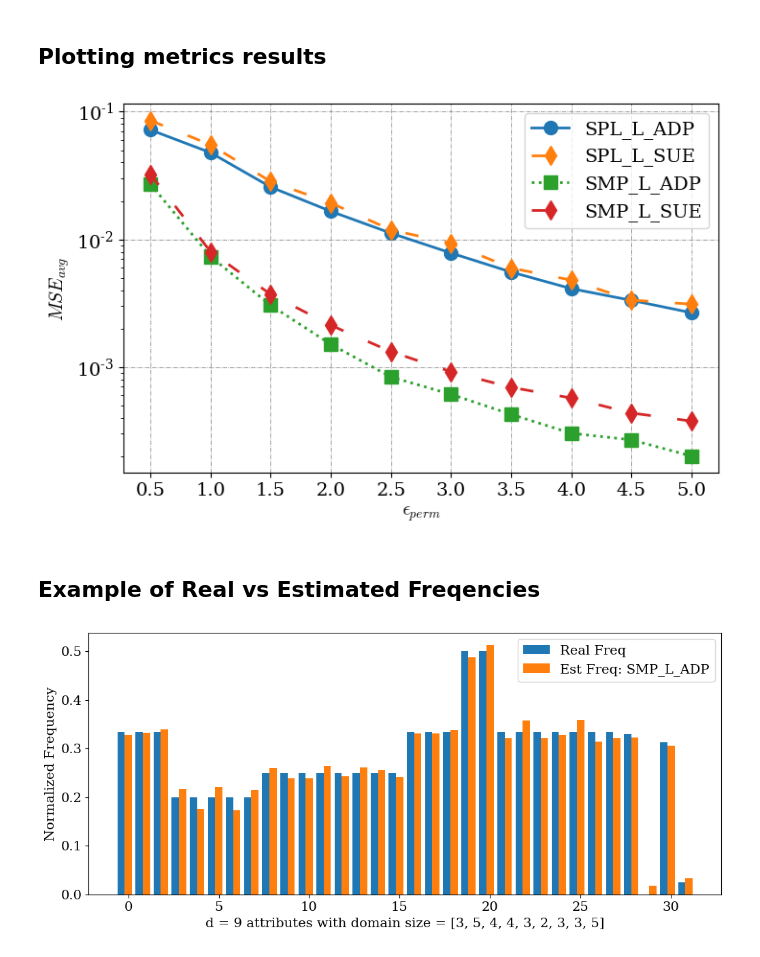
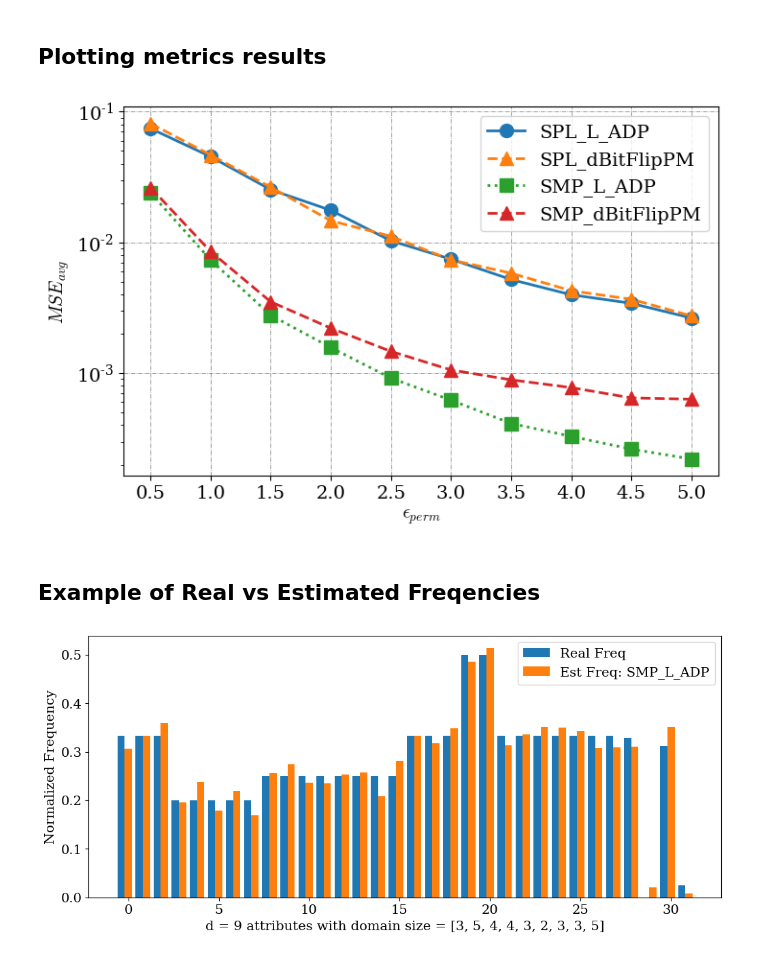
Before and after one commit to hharcolezi/multi-freq-ldpy, a Jupyter notebook: tutorials/4_Long_Multidim_Frequency_Estimates.ipynb, the cells around one changed output. Drawn from its saved outputs; the diff is of its cells as text; code cells hidden in the pictures.

```diff
--- a/tutorials/4_Long_Multidim_Frequency_Estimates.ipynb
+++ b/tutorials/4_Long_Multidim_Frequency_Estimates.ipynb
@@ -105,6 +112,13 @@ print('Number of Attributes =', d)
 lst_k = [len(df[att].unique()) for att in attributes]
 print('Domain size of attributes =', lst_k)
 
+print('\ndBitFlipPM parameters')
+lst_b = lst_k # Number of buckets <= k
+print("New (bucketized) domain size of attributes =", lst_b)
+
+d_bits = 1 # Number of bits each user sample <=b
+print("Number of bits d_bits:", d_bits)
+
 print("\nPrivacy guarantees:")
 
 # upper bound (infinity reports)
@@ -133,11 +151,11 @@ nb_seed = 30
 
 # Save Averaged Mean Squared Error (MSE_avg) between real and estimated frequencies per seed
 dic_avg_mse = {seed:
-                   {"SPL_L_GRR": [], "SPL_L_OUE": [], "SPL_L_OSUE": [], "SPL_L_SUE": [], "SPL_L_SOUE": [], "SPL_L_ADP": [],
-                    "SMP_L_GRR": [], "SMP_L_OUE": [], "SMP_L_OSUE": [], "SMP_L_SUE": [], "SMP_L_SOUE": [], "SMP_L_ADP": []
-                   }
-                   for seed in range(nb_seed)
-              }
+{"SPL_L_GRR": [], "SPL_L_OUE": [], "SPL_L_OSUE": [], "SPL_L_SUE": [], "SPL_L_SOUE": [], "SPL_dBitFlipPM": [], "SPL_L_ADP": [],
+"SMP_L_GRR": [], "SMP_L_OUE": [], "SMP_L_OSUE": [], "SMP_L_SUE": [], "SMP_L_SOUE": [], "SMP_dBitFlipPM": [], "SMP_L_ADP": []
+}
+for seed in range(nb_seed)
+      }
 
 starttime = time.time()
 for seed in range(nb_seed):
@@ -161,9 +179,9 @@ for seed in range(nb_seed):
 #         spl_est_freq = SPL_L_OSUE_Aggregator(spl_reports, d, eps_perm, eps_1)
 #         dic_avg_mse[seed]["SPL_L_OSUE"].append(np.mean([mean_squared_error(real_freq[att], spl_est_freq[att]) for att in range(d)]))
 
-        spl_reports = [SPL_L_SUE_Client(input_data, lst_k, d, eps_perm, eps_1) for input_data in df.values]
-        spl_est_freq = SPL_L_SUE_Aggregator(spl_reports, d, eps_perm, eps_1)
-        dic_avg_mse[seed]["SPL_L_SUE"].append(np.mean([mean_squared_error(real_freq[att], spl_est_freq[att]) for att in range(d)]))
+#         spl_reports = [SPL_L_SUE_Client(input_data, lst_k, d, eps_perm, eps_1) for input_data in df.values]
+#         spl_est_freq = SPL_L_SUE_Aggregator(spl_reports, d, eps_perm, eps_1)
+#         dic_avg_mse[seed]["SPL_L_SUE"].append(np.mean([mean_squared_error(real_freq[att], spl_est_freq[att]) for att in range(d)]))
 
 #         spl_reports = [SPL_L_SOUE_Client(input_data, lst_k, d, eps_perm, eps_1) for input_data in df.values]
 #         spl_est_freq = SPL_L_SOUE_Aggregator(spl_reports, d, eps_perm, eps_1)
@@ -172,6 +190,10 @@ for seed in range(nb_seed):
         spl_reports = [SPL_L_ADP_Client(input_data, lst_k, d, eps_perm, eps_1) for input_data in df.values]
         spl_est_freq = SPL_L_ADP_Aggregator(spl_reports, lst_k, d, eps_perm, eps_1)
         dic_avg_mse[seed]["SPL_L_ADP"].append(np.mean([mean_squared_error(real_freq[att], spl_est_freq[att]) for att in range(d)]))
+
+        spl_reports = [SPL_dBitFlipPM_Client(input_data, lst_k, lst_b, d_bits, d, eps_perm) for input_data in df.values]
+        spl_est_freq = SPL_dBitFlipPM_Aggregator(spl_reports, lst_b, d_bits, d, eps_perm)
+        dic_avg_mse[seed]["SPL_dBitFlipPM"].append(np.mean([mean_squared_error(real_freq[att], spl_est_freq[att]) for att in range(d)]))
 
         # SMP solution
 #         smp_reports = [SMP_L_GRR_Client(input_data, lst_k, d, eps_perm, eps_1) for input_data in df.values]
@@ -186,9 +208,9 @@ for seed in range(nb_seed):
 #         smp_est_freq = SMP_L_OSUE_Aggregator(smp_reports, d, eps_perm, eps_1)
 #         dic_avg_mse[seed]["SMP_L_OSUE"].append(np.mean([mean_squared_error(real_freq[att], smp_est_freq[att]) for att in range(d)]))
 
-        smp_reports = [SMP_L_SUE_Client(input_data, lst_k, d, eps_perm, eps_1) for input_data in df.values]
-        smp_est_freq = SMP_L_SUE_Aggregator(smp_reports, d, eps_perm, eps_1)
-        dic_avg_mse[seed]["SMP_L_SUE"].append(np.mean([mean_squared_error(real_freq[att], smp_est_freq[att]) for att in range(d)]))
+#         smp_reports = [SMP_L_SUE_Client(input_data, lst_k, d, eps_perm, eps_1) for input_data in df.values]
+#         smp_est_freq = SMP_L_SUE_Aggregator(smp_reports, d, eps_perm, eps_1)
+#         dic_avg_mse[seed]["SMP_L_SUE"].append(np.mean([mean_squared_error(real_freq[att], smp_est_freq[att]) for att in range(d)]))
 
 #         smp_reports = [SMP_L_SOUE_Client(input_data, lst_k, d, eps_perm, eps_1) for input_data in df.values]
 #         smp_est_freq = SMP_L_SOUE_Aggregator(smp_reports, d, eps_perm, eps_1)
@@ -198,6 +220,10 @@ for seed in range(nb_seed):
         smp_est_freq = SMP_L_ADP_Aggregator(smp_reports, lst_k, d, eps_perm, eps_1)
         dic_avg_mse[seed]["SMP_L_ADP"].append(np.mean([mean_squared_error(real_freq[att], smp_est_freq[att]) for att in range(d)]))
 
+        smp_reports = [SMP_dBitFlipPM_Client(input_data, lst_k, lst_b, d_bits, d, eps_perm) for input_data in df.values]
+        smp_est_freq = SMP_dBitFlipPM_Aggregator(smp_reports, lst_b, d_bits, d, eps_perm)
+        dic_avg_mse[seed]["SMP_dBitFlipPM"].append(np.mean([mean_squared_error(real_freq[att], smp_est_freq[att]) for att in range(d)]))
+
 print('That took {} seconds'.format(time.time() - starttime))
 # %% [output]
 Starting w/ seed: 0
@@ -222,31 +248,33 @@ That took 2191.8429708480835 seconds
 # %%
 plt.figure(figsize=(8,5))
 plt.grid(color='grey', linestyle='dashdot', linewidth=0.5)
 
 # SPL Solution
 plt.plot(np.mean([dic_avg_mse[seed]["SPL_L_ADP"] for seed in range(nb_seed)], axis=0), label='SPL_L_ADP', marker='o')
 # plt.plot(np.mean([dic_avg_mse[seed]["SPL_L_GRR"] for seed in range(nb_seed)], axis=0), label='SPL_L_GRR', marker='>',linestyle='dashed')
 # plt.plot(np.mean([dic_avg_mse[seed]["SPL_L_OUE"] for seed in range(nb_seed)], axis=0), label='SPL_L_OUE', marker='s',linestyle='dotted')
 # plt.plot(np.mean([dic_avg_mse[seed]["SPL_L_OSUE"] for seed in range(nb_seed)], axis=0), label='SPL_L_OSUE', marker='D', linestyle=(0, (3, 10, 1, 10)))
-plt.plot(np.mean([dic_avg_mse[seed]["SPL_L_SUE"] for seed in range(nb_seed)], axis=0), label='SPL_L_SUE', marker='d',linestyle=(0, (5, 10)))
+# plt.plot(np.mean([dic_avg_mse[seed]["SPL_L_SUE"] for seed in range(nb_seed)], axis=0), label='SPL_L_SUE', marker='d',linestyle=(0, (5, 10)))
 # plt.plot(np.mean([dic_avg_mse[seed]["SPL_L_SOUE"] for seed in range(nb_seed)], axis=0), label='SPL_L_SUE', marker='^',linestyle=(0, (3, 1, 1, 1, 1, 1)))
+plt.plot(np.mean([dic_avg_mse[seed]["SPL_dBitFlipPM"] for seed in range(nb_seed)], axis=0), label='SPL_dBitFlipPM', marker='^',linestyle='dashed')
 
 # SMP solution
 plt.plot(np.mean([dic_avg_mse[seed]["SMP_L_ADP"] for seed in range(nb_seed)], axis=0), label='SMP_L_ADP', marker='s',linestyle='dotted')
 # plt.plot(np.mean([dic_avg_mse[seed]["SMP_L_GRR"] for seed in range(nb_seed)], axis=0), label='SMP_L_GRR', marker='d',linestyle=(0, (5, 10)))
 # plt.plot(np.mean([dic_avg_mse[seed]["SMP_L_OUE"] for seed in range(nb_seed)], axis=0), label='SMP_L_OUE',marker='s',linestyle='dotted')
 # plt.plot(np.mean([dic_avg_mse[seed]["SMP_L_OSUE"] for seed in range(nb_seed)], axis=0), label='SMP_L_OSUE', marker='D', linestyle=(0, (3, 10, 1, 10)))
-plt.plot(np.mean([dic_avg_mse[seed]["SMP_L_SUE"] for seed in range(nb_seed)], axis=0), label='SMP_L_SUE',marker='d',linestyle=(0, (5, 10)))
+# plt.plot(np.mean([dic_avg_mse[seed]["SMP_L_SUE"] for seed in range(nb_seed)], axis=0), label='SMP_L_SUE',marker='d',linestyle=(0, (5, 10)))
 # plt.plot(np.mean([dic_avg_mse[seed]["SMP_L_SOUE"] for seed in range(nb_seed)], axis=0), label='SMP_L_SOUE', marker='^',linestyle=(0, (3, 1, 1, 1, 1, 1)))
+plt.plot(np.mean([dic_avg_mse[seed]["SMP_dBitFlipPM"] for seed in range(nb_seed)], axis=0), label='SMP_dBitFlipPM', marker='^',linestyle='dashed')
 
 plt.yscale('log')
 plt.xlabel('$\epsilon_{perm}$')
 plt.ylabel('$MSE_{avg}$')
 plt.xticks(range(len(lst_eps_perm)), lst_eps_perm)
 plt.legend(ncol=1)
 plt.show();
 # %% [output]
-[figure, old version]
+[figure, new version]
 # %% [markdown]
 ## Example of Real vs Estimated Freqencies
 # %%
@@ -262,4 +290,4 @@ plt.xlabel('d = {} attributes with domain size = {}'.format(d, lst_k))
 plt.legend()
 plt.show();
 # %% [output]
-[figure, old version]
+[figure, new version]
```
Also changed, not shown: parts of 6 cells of this notebook, 1 other file.
